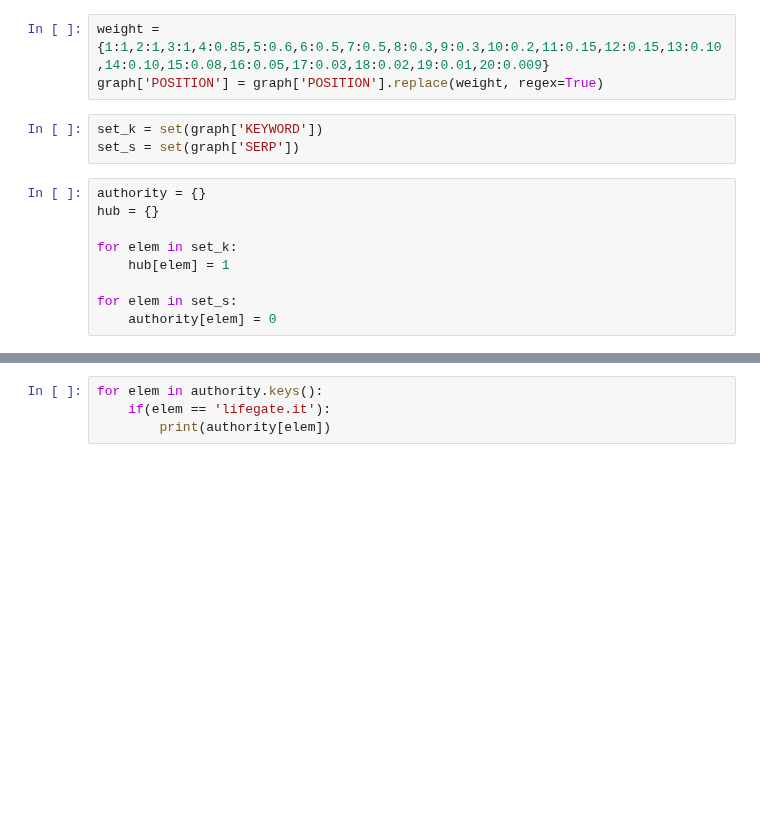
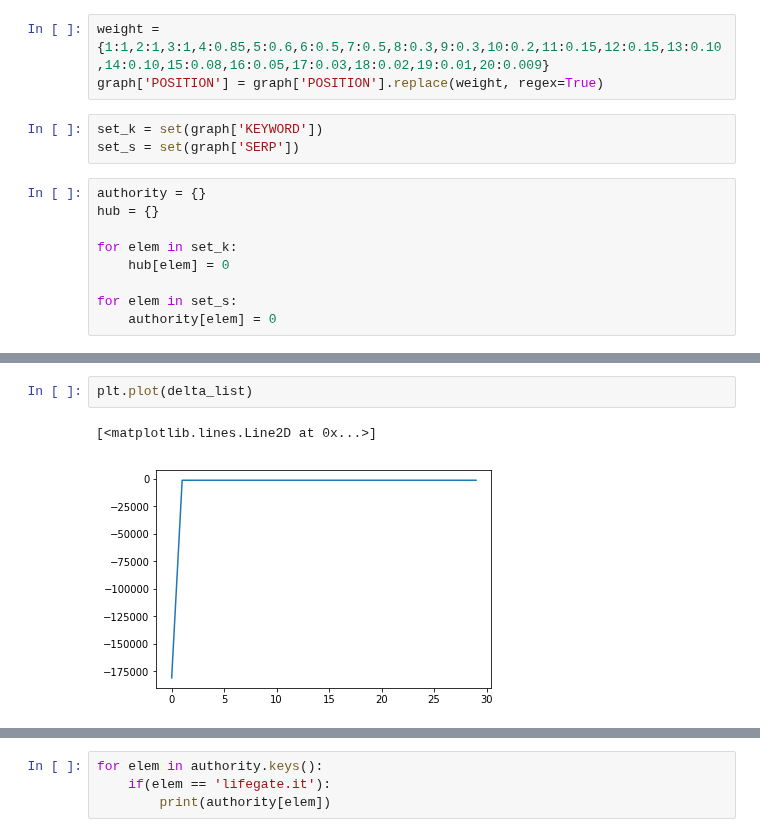
Before and after one commit to dsav92/Italian-Recipe-Business-Analysis, a Jupyter notebook: HITS_Clustering.ipynb, the cells around one changed output, grey strips where cells are left out. Saved outputs shown, nothing was run; the diff lists cells and outputs as text; blank space fills up the shorter version.

```diff
--- a/HITS_Clustering.ipynb
+++ b/HITS_Clustering.ipynb
@@ -26,7 +26,7 @@ authority = {}
 hub = {}
 
 for elem in set_k:
-    hub[elem] = 1
+    hub[elem] = 0
 
 for elem in set_s:
     authority[elem] = 0
@@ -47,0 +107,5 @@ for row in graph.itertuples(index=True, name='Pandas'):
+# %%
+plt.plot(delta_list)
+# %% [output]
+[<matplotlib.lines.Line2D at 0x...>]
+[figure, added]
```
Also changed, not shown: parts of 40 cells of this notebook.
